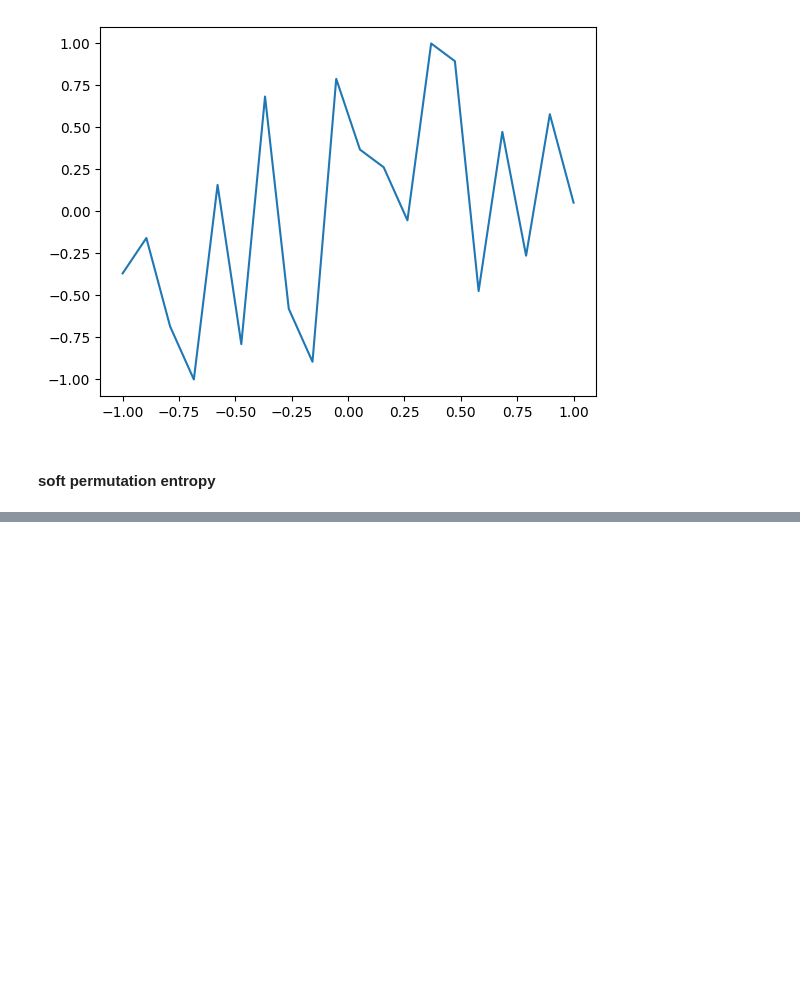
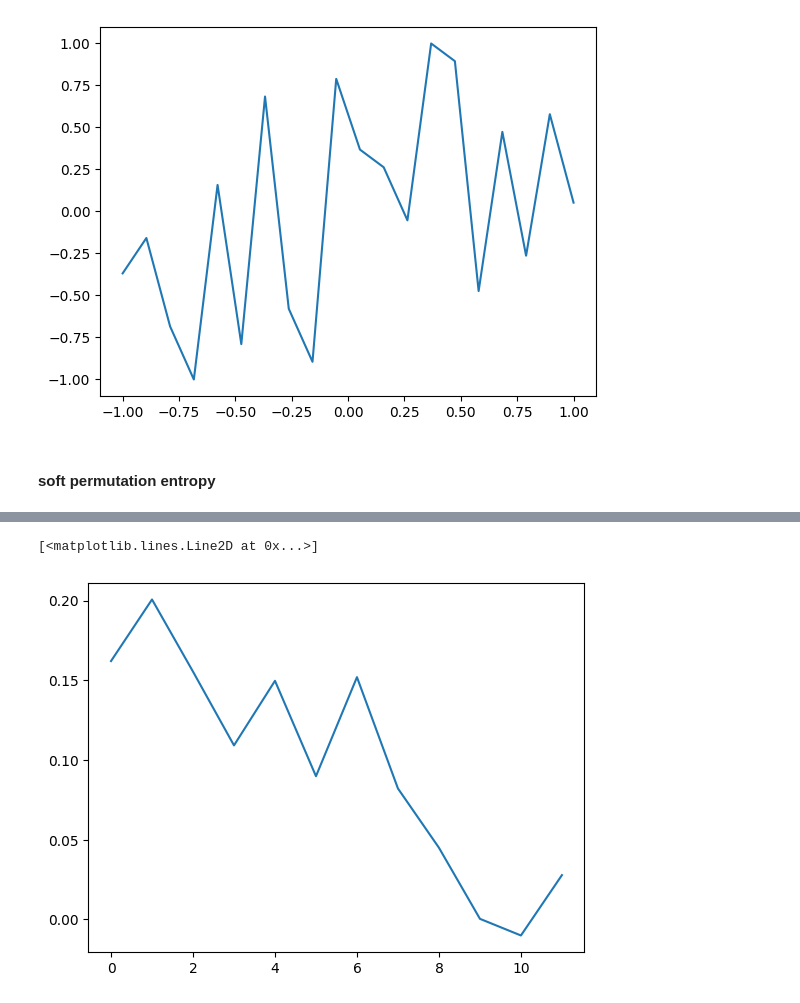
Before and after one commit to JunetaeKim/SurProGenes, a Jupyter notebook: 2.Analysis/Future/FutureExperimental.ipynb, the cells around one changed output, grey strips where cells are left out. Cells and saved outputs as stored; diff of their text form; code cells hidden in the pictures; blank space fills up the shorter version.

```diff
--- a/2.Analysis/Future/FutureExperimental.ipynb
+++ b/2.Analysis/Future/FutureExperimental.ipynb
@@ -241,0 +399,5 @@ SoftPeEntropy
+# %%
+plt.plot(MonoInc[4])
+# %% [output]
+[<matplotlib.lines.Line2D at 0x...>]
+[figure, added]
```
Also changed, not shown: parts of 14 cells of this notebook.
